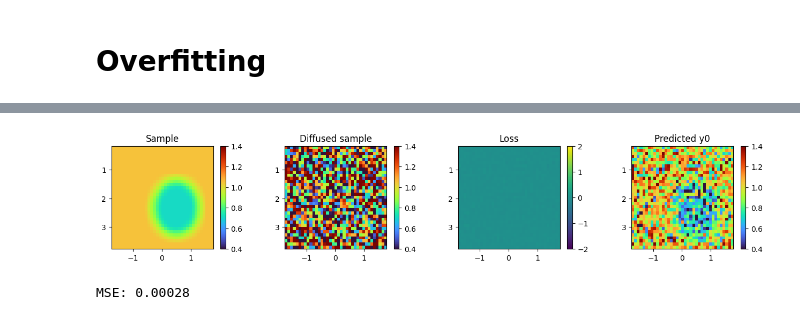
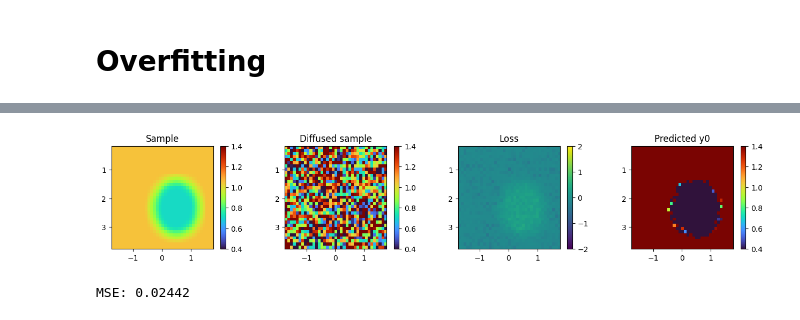
Before and after one commit to SebastianMerino/DL-Attenuation, a Jupyter notebook: sampling_overfit.ipynb, the cells around one changed output, grey strips where cells are left out. Saved outputs shown, nothing was run; the diff lists cells and outputs as text; code cells hidden in the pictures.

```diff
--- a/sampling_overfit.ipynb
+++ b/sampling_overfit.ipynb
@@ -55,7 +55,7 @@ from modules.model import UNETv2
 from modules.plotting_utils import *
 
 device = torch.device("cuda:0" if torch.cuda.is_available() else torch.device('cpu'))
-save_dir = Path(r'.\weights_overfit_linear\v2')
+save_dir = Path(r'.\weights_overfit_test\v2')
 training_epochs = 50000
 model2 = UNETv2(in_channels=80, residual=False, attention_res=[]).to(device)
 model2.load_state_dict(torch.load(save_dir / f"model_{training_epochs}.pth", map_location=device))
@@ -67,7 +67,7 @@ plt.scatter([x for x in range(len(loss_npy))], loss_npy, s=0.2)
 plt.xlabel('# Iteration')
 plt.ylabel('Loss')
 plt.xlim(0,50000)
-plt.ylim(0, .01)
+plt.ylim(0, 1)
 plt.grid()
 plt.show()
 # %% [output]
@@ -147,5 +147,5 @@ plt.show()
 # %%
-timestep = 800
+timestep = 999
 noise = torch.randn_like(y_sample)
 t = torch.reshape(torch.Tensor([timestep]).int(), (x_sample.shape[0],)).to(device)
 y_pert = diffusion2.q_sample(y_sample, t, noise)
@@ -159,7 +159,7 @@ x_pad = torch.cat((x_pad, torch.zeros((b, c, m + pad_m, pad_n),device=device)),
 y_pad = torch.cat((y_pert, torch.zeros((b, 1, pad_m, n), device=device)), dim=2)
 y_pad = torch.cat((y_pad, torch.zeros((b, 1, m + pad_m, pad_n),device=device)), dim=3)
 with torch.inference_mode():
-    pred = diffusion2.p_mean_variance(model2, x_pad, y_pad, t,clip_denoised=False)
+    pred = diffusion2.p_mean_variance(model2, x_pad, y_pad, t,clip_denoised=True)
     y_0 = pred['pred_xstart'][:,:,:m,:n]
     predicted_noise = model2(x_pad, y_pad, t)
     predicted_noise = predicted_noise[0,0,:m,:n]
@@ -170,32 +170,32 @@ plt.subplot(1, 4, 1)
 show_tensor_image(y_sample.cpu().detach())
 plt.set_cmap('turbo')
 plt.colorbar()
 plt.title('Sample')
 
 plt.subplot(1, 4, 2)
 show_tensor_image(y_pert.cpu().detach())
 plt.colorbar()
 plt.set_cmap('turbo')
 plt.title('Diffused sample')
 
 pred_error = (predicted_noise-noise).cpu().detach().squeeze()
 plt.subplot(1, 4, 3)
 plt.imshow(pred_error, extent=extent_ACS)
 plt.colorbar()
 plt.clim(-2, 2)
 plt.set_cmap('viridis')
 plt.title('Loss')
 
 plt.subplot(1, 4, 4)
 show_tensor_image(y_0.cpu().detach())
 plt.colorbar()
 plt.set_cmap('turbo')
 plt.title('Predicted y0')
 # plt.clim(0, 2)
 plt.show()
 
 
 print(f'MSE: {(pred_error**2).mean():.05f}')
 # %% [output]
-[figure, old version]
+[figure, new version]
-MSE: 0.00028
+MSE: 0.02442
```
Also changed, not shown: parts of 4 cells of this notebook, 1 other file.
